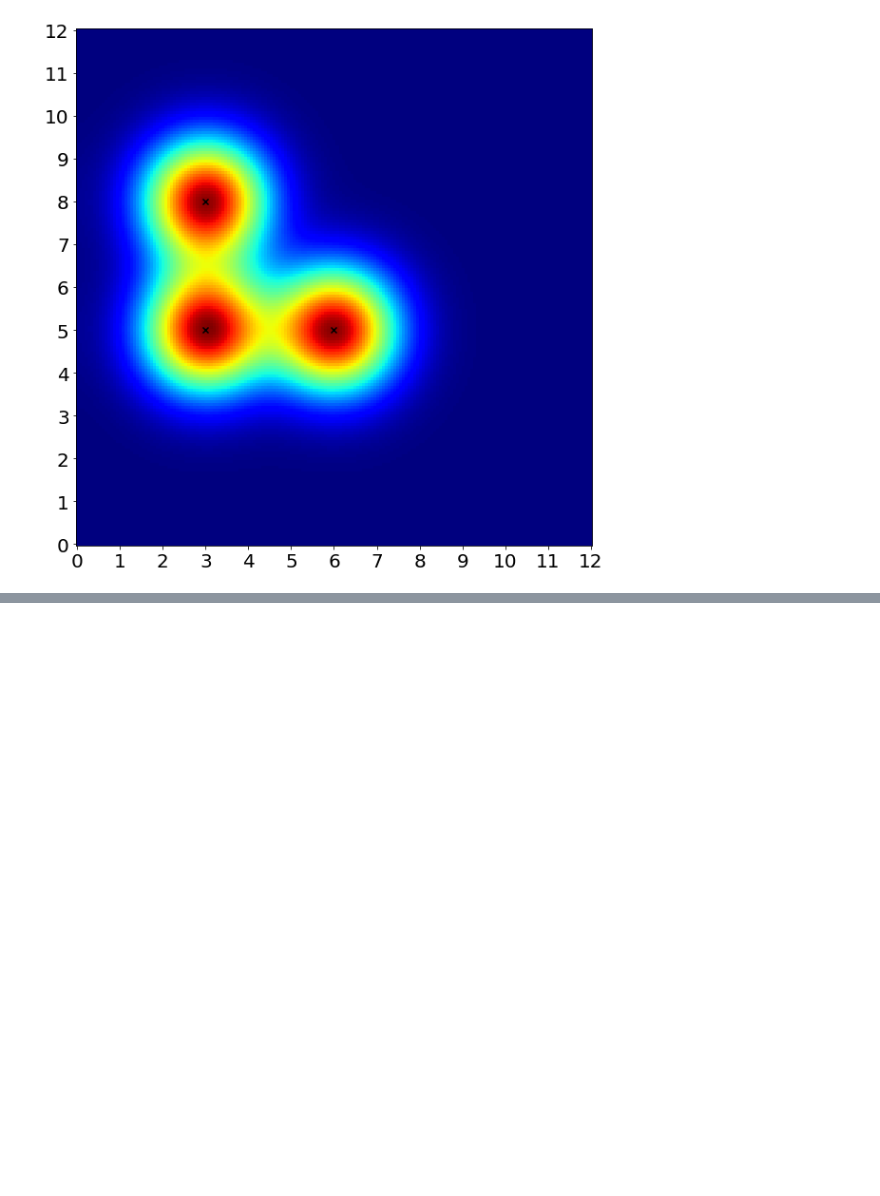
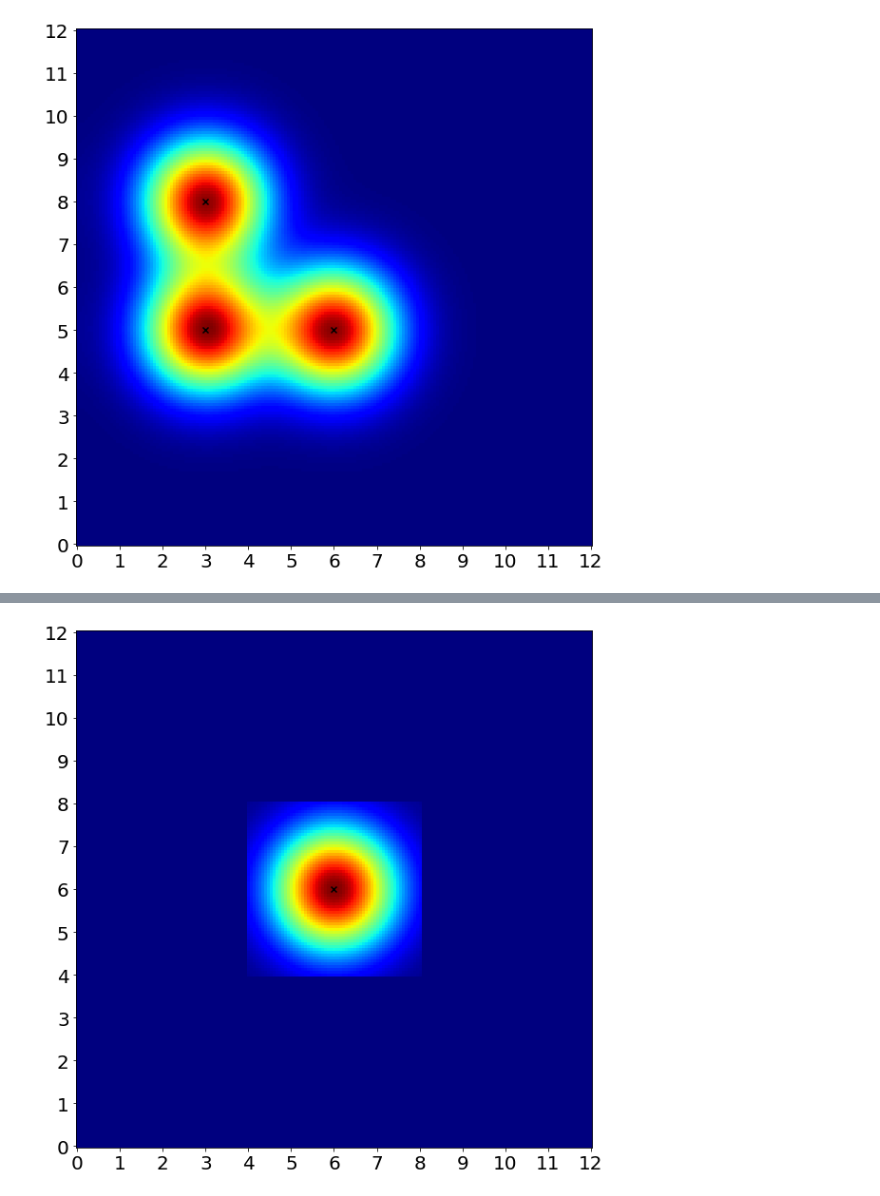
Before and after one commit to ttpro1995/study_notebook, a Jupyter notebook: crowd_counting/explain_ground_truth.ipynb, the cells around one changed output, grey strips where cells are left out. Drawn from its saved outputs; the diff is of its cells as text; code cells hidden in the pictures; blank space fills up the shorter version.

```diff
--- a/crowd_counting/explain_ground_truth.ipynb
+++ b/crowd_counting/explain_ground_truth.ipynb
@@ -87,0 +102,6 @@ plot_gaussian_blur_with_center_x(m1+m2+m3,  m1_blur + m2_blur + m3_blur, "p123")
+# %%
+mt2, mt2_blur = create_point_with_blur_t(6, 6, 2)
+# %%
+plot_gaussian_blur_with_center_x(mt2,  mt2_blur, None)
+# %% [output]
+[figure, added]
```
Also changed, not shown: parts of 6 cells of this notebook.
